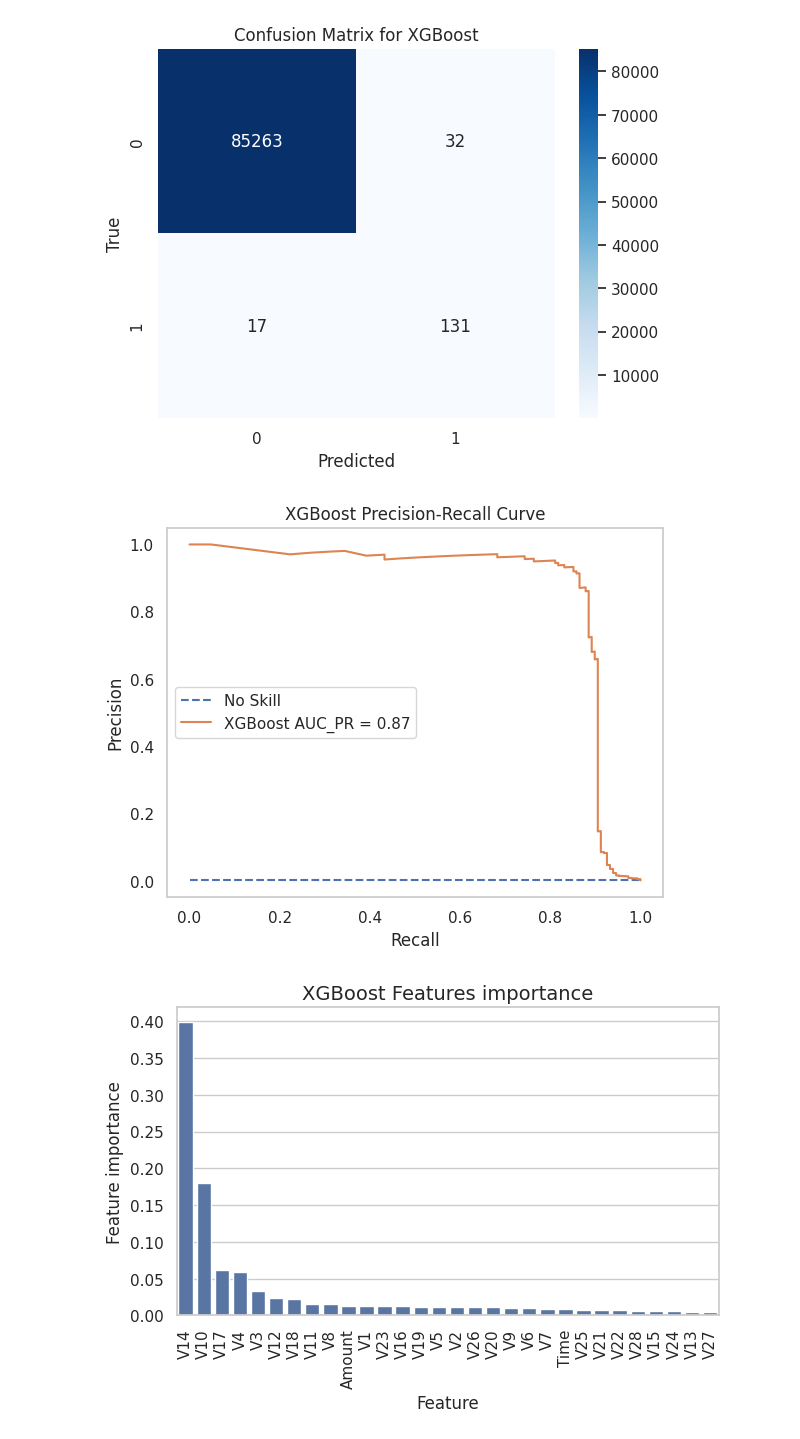
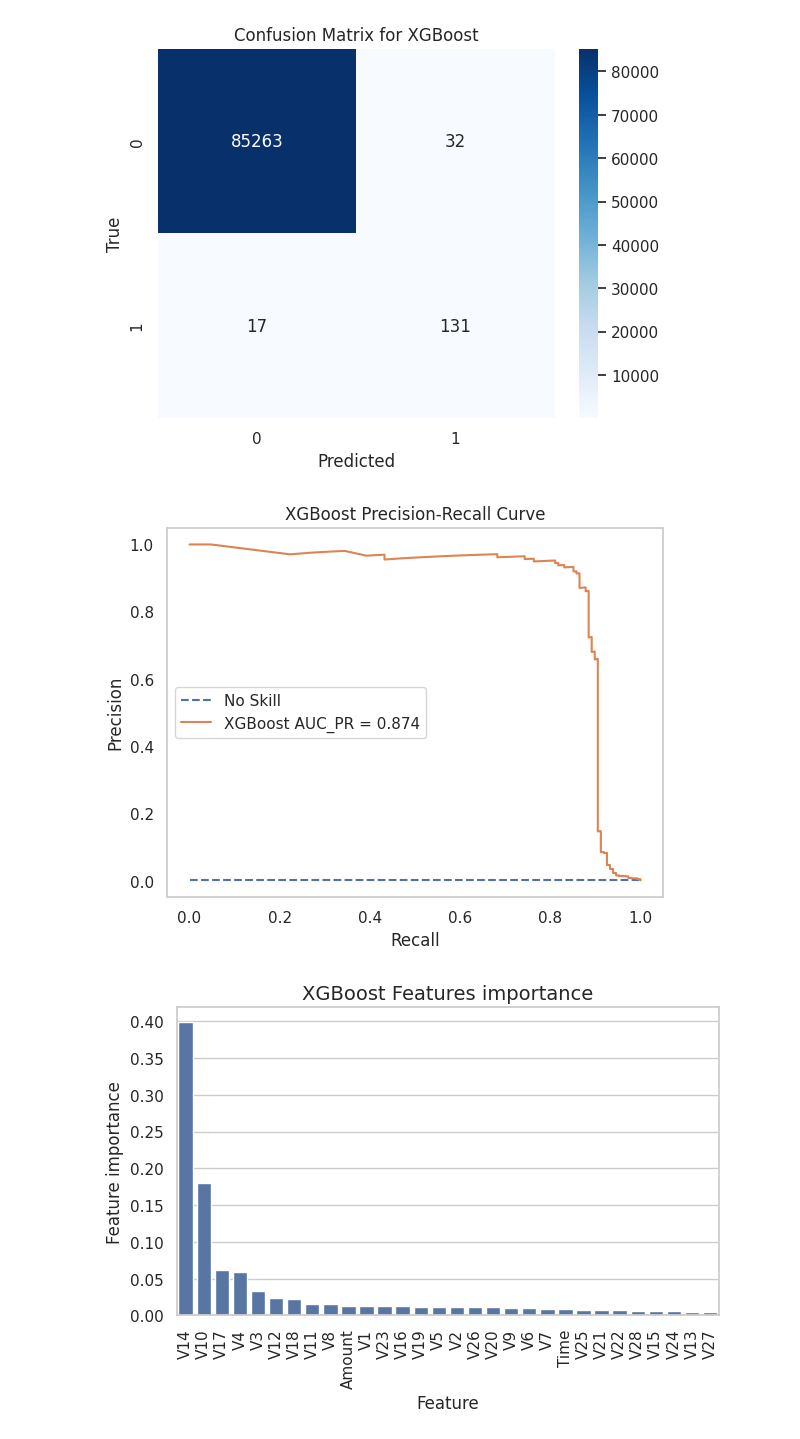
Before and after one commit to ConfusedTraveler/credit-card-fraud-detect, a Jupyter notebook: credit_card_fraud_detection_beta.ipynb, the cells around one changed output. Saved outputs shown, nothing was run; the diff lists cells and outputs as text; code cells hidden in the pictures.

```diff
--- a/credit_card_fraud_detection_beta.ipynb
+++ b/credit_card_fraud_detection_beta.ipynb
@@ -611,18 +586,18 @@ Text(46.25, 0.5, 'True')
 # %%
 # (b) 计算Precision-Recall AUC并绘制曲线
 precision_xgb, recall_xgb, _ = precision_recall_curve(y_test, best_model_xgb.predict_proba(X_test)[:, 1])
 auc_pr_xgb = auc(recall_xgb, precision_xgb)
 plt.figure()
 no_skill = len(y_test[y_test==1]) / len(y_test)
 plt.plot([0, 1], [no_skill, no_skill], linestyle='--', label='No Skill')
-plt.plot(recall_xgb, precision_xgb, label='XGBoost AUC_PR = %0.2f' % auc_pr_xgb)
+plt.plot(recall_xgb, precision_xgb, label='XGBoost AUC_PR = %0.3f' % auc_pr_xgb)
 plt.xlabel('Recall')
 plt.ylabel('Precision')
 plt.title('XGBoost Precision-Recall Curve')
 plt.legend(loc='center left')
 plt.grid(False)
 # %% [output]
-[figure, old version]
+[figure, new version]
 # %%
 # (c) 绘制特征重要性
 tmp = pd.DataFrame({'Feature': predictors, 'Feature importance': best_model_xgb.feature_importances_})
```
Also changed, not shown: parts of 32 cells of this notebook.
